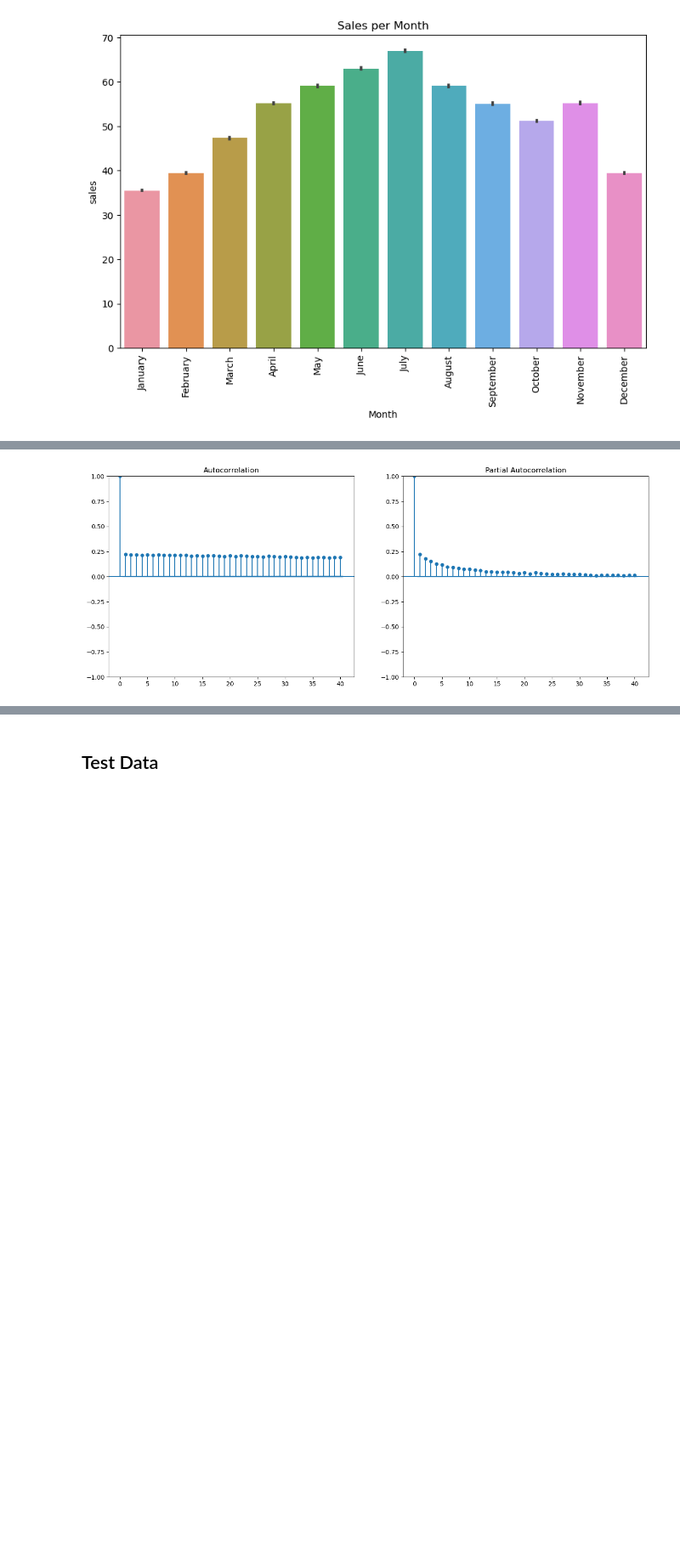
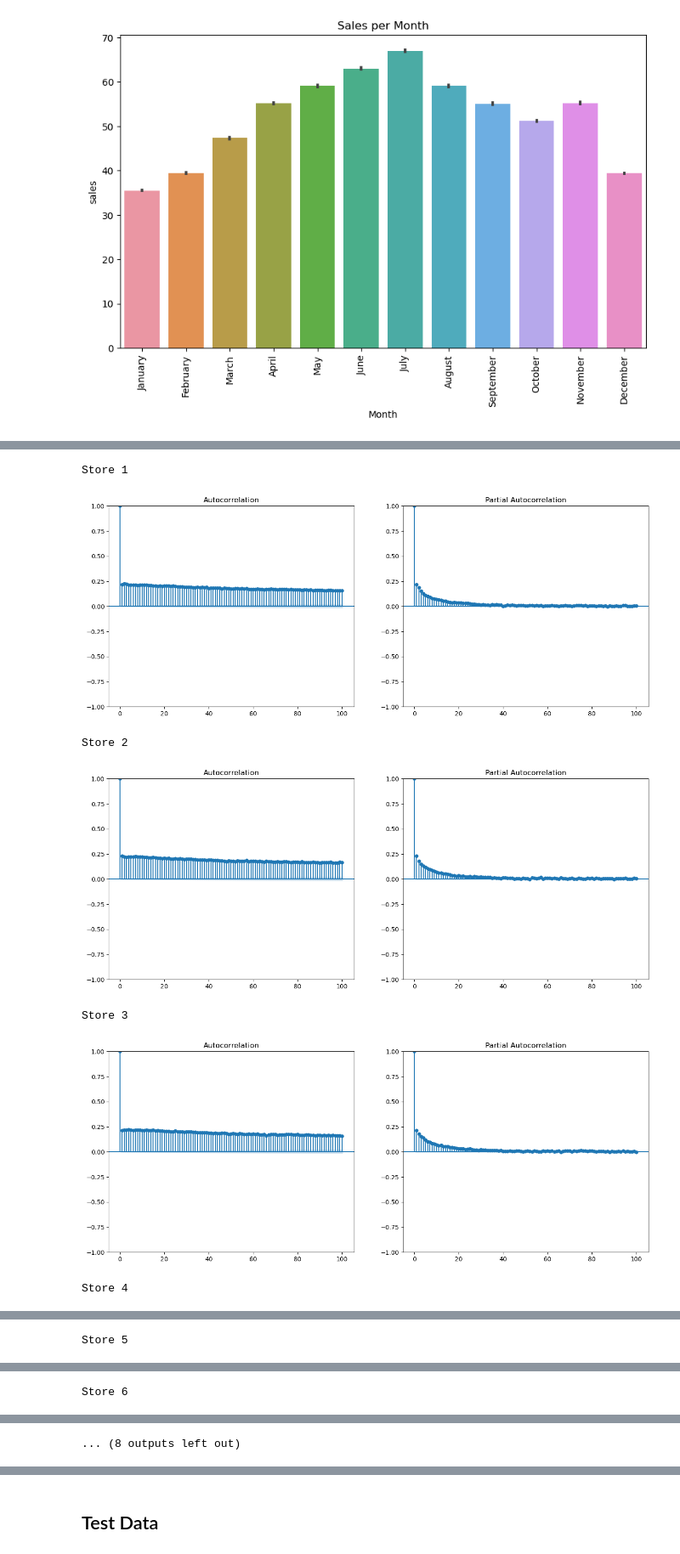
Before and after one commit to t95532/Prudent-consulting, a Jupyter notebook: Hackthon (1).ipynb, the cells around one changed output, grey strips where cells are left out. Shown: that part at 85% size. Drawn from its saved outputs; the diff is of its cells as text; code cells hidden in the pictures; blank space fills up the shorter version.

```diff
--- a/Hackthon (1).ipynb
+++ b/Hackthon (1).ipynb
@@ -381,0 +368,20 @@ else:
+# %%
+def extract_store_dataframe(data, store_id):
+    """
+    Extracts a new dataframe filtered by the given store ID.
+    Returns:
+    pd.DataFrame: A new dataframe containing data for the specified store.
+    """
+    # Filter the dataframe by the given store ID
+    store_data = data[data['store'] == (store_id)]
+
+    # Sort the dataframe by the index (date) to ensure it is in chronological order
+    store_data = store_data.sort_index()
+
+    return store_data
+# %%
+# Create a dictionary to hold the dataframes for each store
+store_dataframes = {}
+# %%
+for store_id in range(1, 10+1):
+    store_dataframes[store_id] = extract_store_dataframe(data, store_id)
@@ -381,0 +412,11 @@ else:
+# %%
+for i in range(1, len(store_dataframes)+1):
+    st = str(i)
+    adf_result = adf_test(store_dataframes[i]['sales'])
+    alpha = 0.05
+    p_value = adf_result[1]
+    if p_value < alpha:
+        print(f"The store {st} data is stationary.")
+    else:
+        print(f"The store {st} data is not stationary.")
+    print('\n')
@@ -382,7 +441,17 @@ else:
 # %%
-fig, axes = plt.subplots(1, 2, figsize=(16, 6))
-plot_acf(store1['sales'], lags=40, ax=axes[0])
-plot_pacf(store1['sales'], lags=40, ax=axes[1])
-plt.show()
+for i in range(1, len(store_dataframes)+1):
+    st = str(i)
+    sales = store_dataframes[i]['sales']
+    print(f"Store {st}")
+    fig, axes = plt.subplots(1, 2, figsize=(16, 6))
+    plot_acf(sales, lags=100, ax=axes[0])
+    plot_pacf(sales, lags=100, ax=axes[1])
+    plt.show()
 # %% [output]
+Store 1
-[figure, old version]
+[figure, new version]
+Store 2
+[figure, added]
+Store 3
+[figure, added]
+Store 4
@@ -388,0 +459 @@ plt.show()
+Store 5
@@ -388,0 +461 @@ plt.show()
+Store 6
@@ -388,0 +463 @@ plt.show()
+... (8 outputs left out)
```
Also changed, not shown: parts of 128 cells of this notebook.
